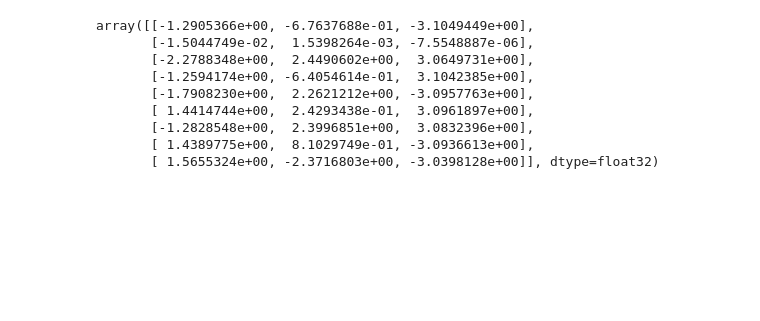
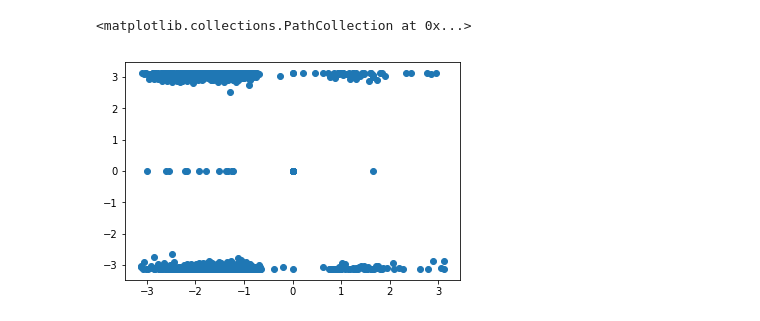
Before and after one commit to m3h0w/protein-dihedral-angles-prediction, a Jupyter notebook: Txt data + tensorflow.ipynb, the cells around one changed output. Cells and saved outputs as stored; diff of their text form; code cells hidden in the pictures; blank space fills up the shorter version.

```diff
--- a/Txt data + tensorflow.ipynb
+++ b/Txt data + tensorflow.ipynb
@@ -35,11 +42,12 @@ txt_data_path = '/home/mikey/Data/ProteinNet/casp7_txt/'
 # %%
 file_name = 'training_50'
-data_lim = 5000
-prim_train, evo_train, dih_train = (dl.parse_primary_from_file(txt_data_path + file_name, data_lim),
-                                    dl.parse_evolutionary_from_file(txt_data_path + file_name, data_lim),
-                                    dl.load_file('./'+file_name+'_dih.joblib'))
+data_lim = 2000
+prim_train, evo_train, dih_train, mask_train = (dl.parse_primary_from_file(txt_data_path + file_name, data_lim),
+                                                dl.parse_evolutionary_from_file(txt_data_path + file_name, data_lim),
+                                                dl.load_file('./'+file_name+'_dih.joblib'),
+                                                dl.parse_mask_from_file(txt_data_path + file_name, data_lim))
 dih_train = dih_train[:data_lim]
-len(prim_train), prim_train[0].shape, len(evo_train), evo_train[0].shape, len(dih_train), dih_train[0].shape
+len(prim_train), prim_train[0].shape, len(evo_train), evo_train[0].shape, len(dih_train), dih_train[0].shape, len(mask_train), mask_train[0].shape
 # %% [output]
 Loaded data and filtered line endings
 Extracted primary data
@@ -51,9 +63,10 @@ Grouped 21's together
 # %%
 file_name = 'validation'
-prim_valid, evo_valid, dih_valid = (dl.parse_primary_from_file(txt_data_path + file_name),
-                                    dl.parse_evolutionary_from_file(txt_data_path + file_name),
-                                    dl.load_file('./'+ file_name + '_dih.joblib'))
-len(prim_valid), prim_valid[0].shape, len(evo_valid), evo_valid[0].shape, len(dih_valid), dih_valid[0].shape
+prim_valid, evo_valid, dih_valid, mask_valid = (dl.parse_primary_from_file(txt_data_path + file_name),
+                                                dl.parse_evolutionary_from_file(txt_data_path + file_name),
+                                                dl.load_file('./'+ file_name + '_dih.joblib'),
+                                                dl.parse_mask_from_file(txt_data_path + file_name))
+len(prim_valid), prim_valid[0].shape, len(evo_valid), evo_valid[0].shape, len(dih_valid), dih_valid[0].shape, len(mask_valid), mask_valid[0].shape
 # %% [output]
 Loaded data and filtered line endings
 Extracted primary data
@@ -65,9 +82,7 @@ Grouped 21's together
 # %%
-max_len = 200
-prim_, evo_, dih_ = dt.limit_length_and_pad(prim_train, evo_train, dih_train, max_len)
+max_len = 500
+prim_, evo_, dih_, mask_ = dt.limit_length_and_pad(prim_train, evo_train, dih_train, mask_train, max_len)
 x_train, y_train = np.concatenate([prim_, evo_], axis=2), dih_
-prim_v, evo_v, dih_v = dt.limit_length_and_pad(prim_valid, evo_valid, dih_valid, max_len)
+prim_v, evo_v, dih_v, mask_v = dt.limit_length_and_pad(prim_valid, evo_valid, dih_valid, mask_valid, max_len)
 x_valid, y_valid = np.concatenate([prim_v, evo_v], axis=2), dih_v
-
-x_train.shape, y_train.shape, x_valid.shape, y_valid.shape
 # %% [output]
@@ -81,12 +111,5 @@ kmeans = KMeans(n_clusters=n_clusters-1, random_state=0, verbose=0).fit(y_train[
-# %%
-kmeans.cluster_centers_
-# %% [output]
-array([[-1.2905366e+00, -6.7637688e-01, -3.1049449e+00],
-       [-1.5044749e-02,  1.5398264e-03, -7.5548887e-06],
-       [-2.2788348e+00,  2.4490602e+00,  3.0649731e+00],
-       [-1.2594174e+00, -6.4054614e-01,  3.1042385e+00],
-       [-1.7908230e+00,  2.2621212e+00, -3.0957763e+00],
-       [ 1.4414744e+00,  2.4293438e-01,  3.0961897e+00],
-       [-1.2828548e+00,  2.3996851e+00,  3.0832396e+00],
-       [ 1.4389775e+00,  8.1029749e-01, -3.0936613e+00],
-       [ 1.5655324e+00, -2.3716803e+00, -3.0398128e+00]], dtype=float32)
+# %%
+plt.scatter(y_valid[:10][:,:,0], y_valid[:10][:,:,2])
+# %% [output]
+<matplotlib.collections.PathCollection at 0x...>
+[figure, added]
```
Also changed, not shown: parts of 19 cells of this notebook.
